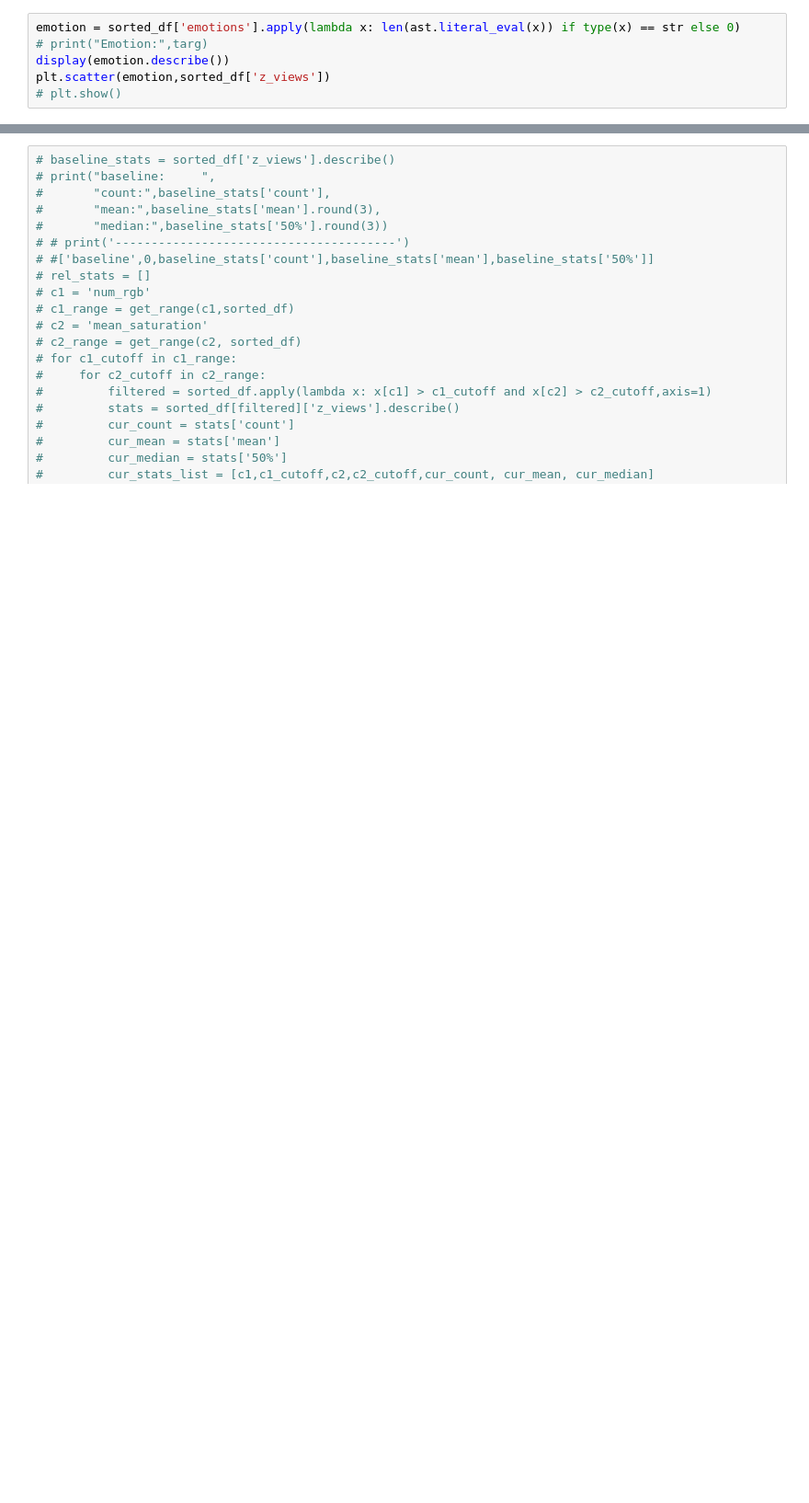
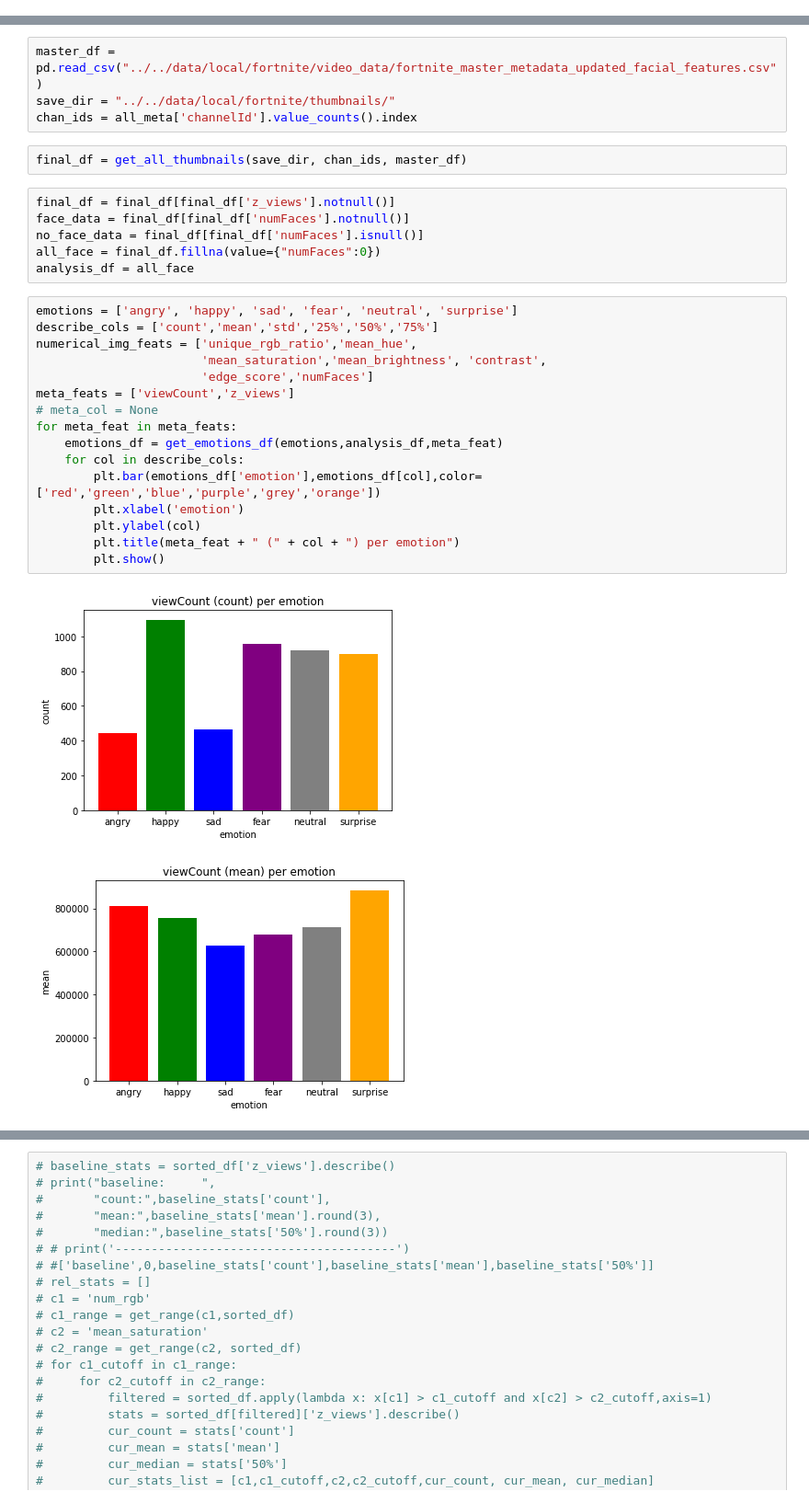
Before and after one commit to codencoding/Red-Means-Go, a Jupyter notebook: notebooks/eda/cwynne_combined_analysis.ipynb, the cells around one changed output, grey strips where cells are left out. Shown at 92% size. Saved outputs shown, nothing was run; the diff lists cells and outputs as text; blank space fills up the shorter version.

Commit message:
updated deep analysis notebook

```diff
--- a/notebooks/eda/cwynne_combined_analysis.ipynb
+++ b/notebooks/eda/cwynne_combined_analysis.ipynb
@@ -57,6 +0,0 @@ for targ in emotions:
-# %%
-emotion = sorted_df['emotions'].apply(lambda x: len(ast.literal_eval(x)) if type(x) == str else 0)
-# print("Emotion:",targ)
-display(emotion.describe())
-plt.scatter(emotion,sorted_df['z_views'])
-# plt.show()
@@ -153,0 +95,31 @@ rf.feature_importances_
+# %%
+master_df = pd.read_csv("../../data/local/fortnite/video_data/fortnite_master_metadata_updated_facial_features.csv")
+save_dir = "../../data/local/fortnite/thumbnails/"
+chan_ids = all_meta['channelId'].value_counts().index
+# %%
+final_df = get_all_thumbnails(save_dir, chan_ids, master_df)
+# %%
+final_df = final_df[final_df['z_views'].notnull()]
+face_data = final_df[final_df['numFaces'].notnull()]
+no_face_data = final_df[final_df['numFaces'].isnull()]
+all_face = final_df.fillna(value={"numFaces":0})
+analysis_df = all_face
+# %%
+emotions = ['angry', 'happy', 'sad', 'fear', 'neutral', 'surprise']
+describe_cols = ['count','mean','std','25%','50%','75%']
+numerical_img_feats = ['unique_rgb_ratio','mean_hue',
+                       'mean_saturation','mean_brightness', 'contrast',
+                       'edge_score','numFaces']
+meta_feats = ['viewCount','z_views']
+# meta_col = None
+for meta_feat in meta_feats:
+    emotions_df = get_emotions_df(emotions,analysis_df,meta_feat)
+    for col in describe_cols:
+        plt.bar(emotions_df['emotion'],emotions_df[col],color=['red','green','blue','purple','grey','orange'])
+        plt.xlabel('emotion')
+        plt.ylabel(col)
+        plt.title(meta_feat + " (" + col + ") per emotion")
+        plt.show()
+# %% [output]
+[figure, added]
+[figure, added]
```
Also changed, not shown: parts of 68 cells of this notebook.
